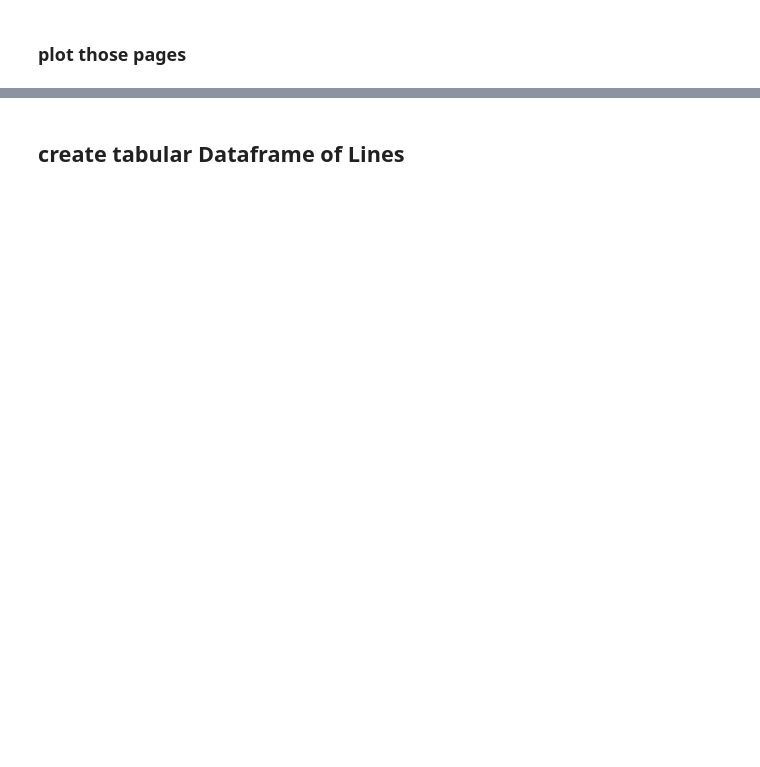
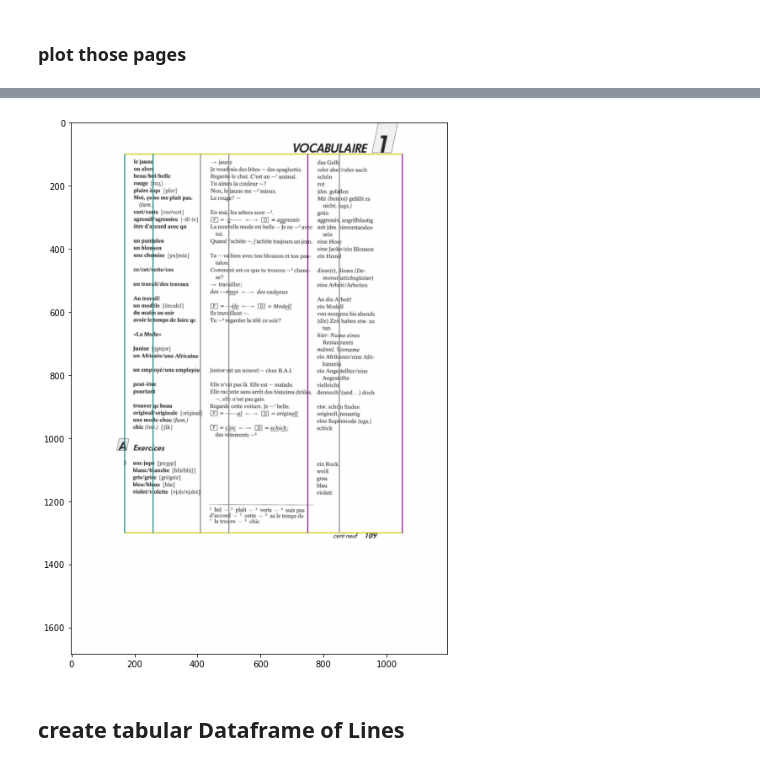
Before and after one commit to Dr-Nuke/voki, a Jupyter notebook: notebooks/voki.ipynb, the cells around one changed output, grey strips where cells are left out. Cells and saved outputs as stored; diff of their text form; code cells hidden in the pictures; blank space fills up the shorter version.

```diff
--- a/notebooks/voki.ipynb
+++ b/notebooks/voki.ipynb
@@ -153,34 +623,20 @@ for i,result in enumerate(results[:10]):
 # %%
-i=0
-im = deepcopy(results[i]['im'])
+file = files[1]
+i_page=0
+im = deepcopy(results_dict[file][i_page]['im_raw'])
 page_height,page_width,n_channels = im.shape
 line_thickness = 2
 
-props = {'left':
-         {'x':[170,260,5000],
-          'col':(0, 128, 128)},
-         'right':
-         {'x':[750,850,1050],
-          'col':(128, 0, 128)},
-         'center':
-         {'x':[410,500,850],
-          'col':(128, 128, 128)}
-        }
-
-canvas_start = (170,100)
-canvas_end = (1050,1300)
-canvas_color = (0,0,128)
-
-labels = ['french','german','sentence']
-delta_median = 10
 
 im = cv2.rectangle(im, canvas_start, canvas_end, (200,200,0), line_thickness)
 
 for prop,vals in props.items():
     for x in vals['x']:
         # im = cv2.line(im, (x, canvas_start[1]), (x, canvas_end[1]), vals['col'], thickness=line_thickness)
         im = cv2.line(im, (x, canvas_start[1]), (x, canvas_end[1]), vals['col'], thickness=line_thickness)
 im_boxes = deepcopy(im)
-# myimshow(im)
+myimshow(im)
+# %% [output]
+[figure, added]
 # %% [markdown]
 ## create tabular Dataframe of Lines
```
Also changed, not shown: parts of 36 cells of this notebook, 4 other files.
